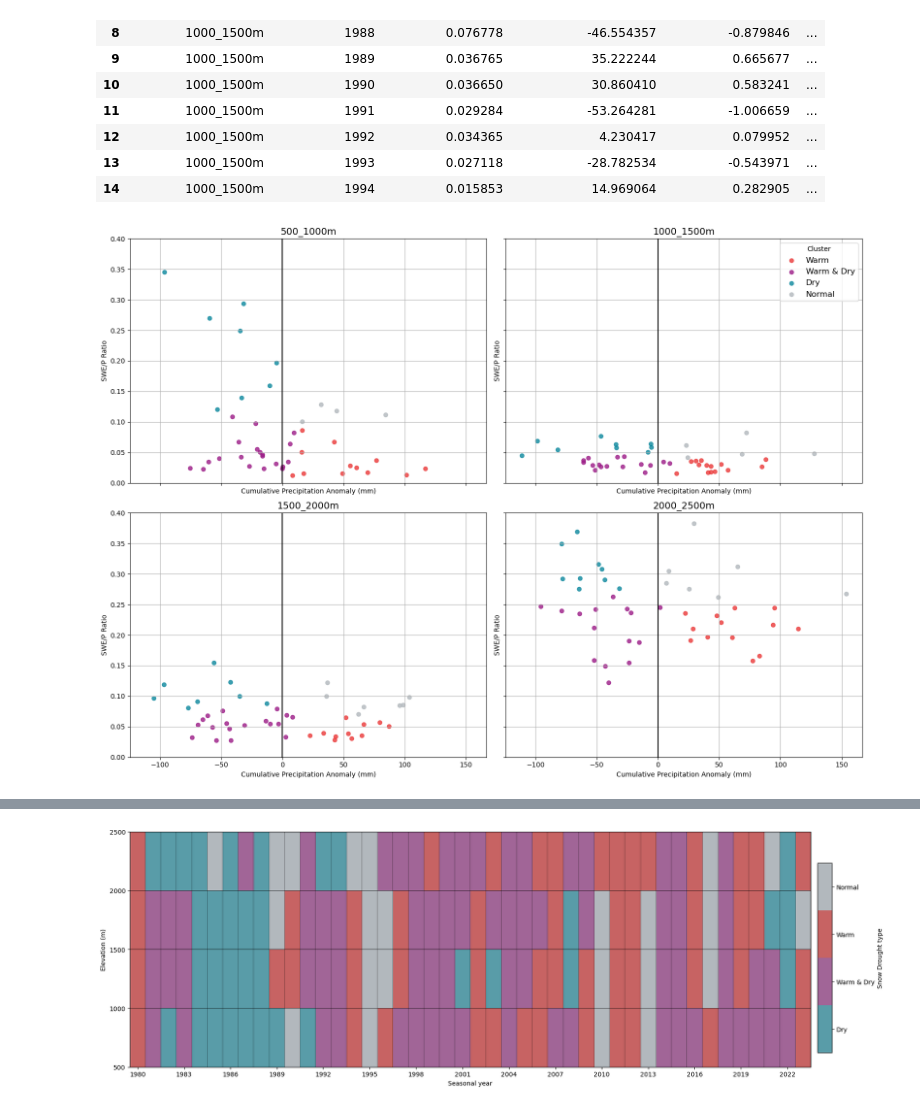
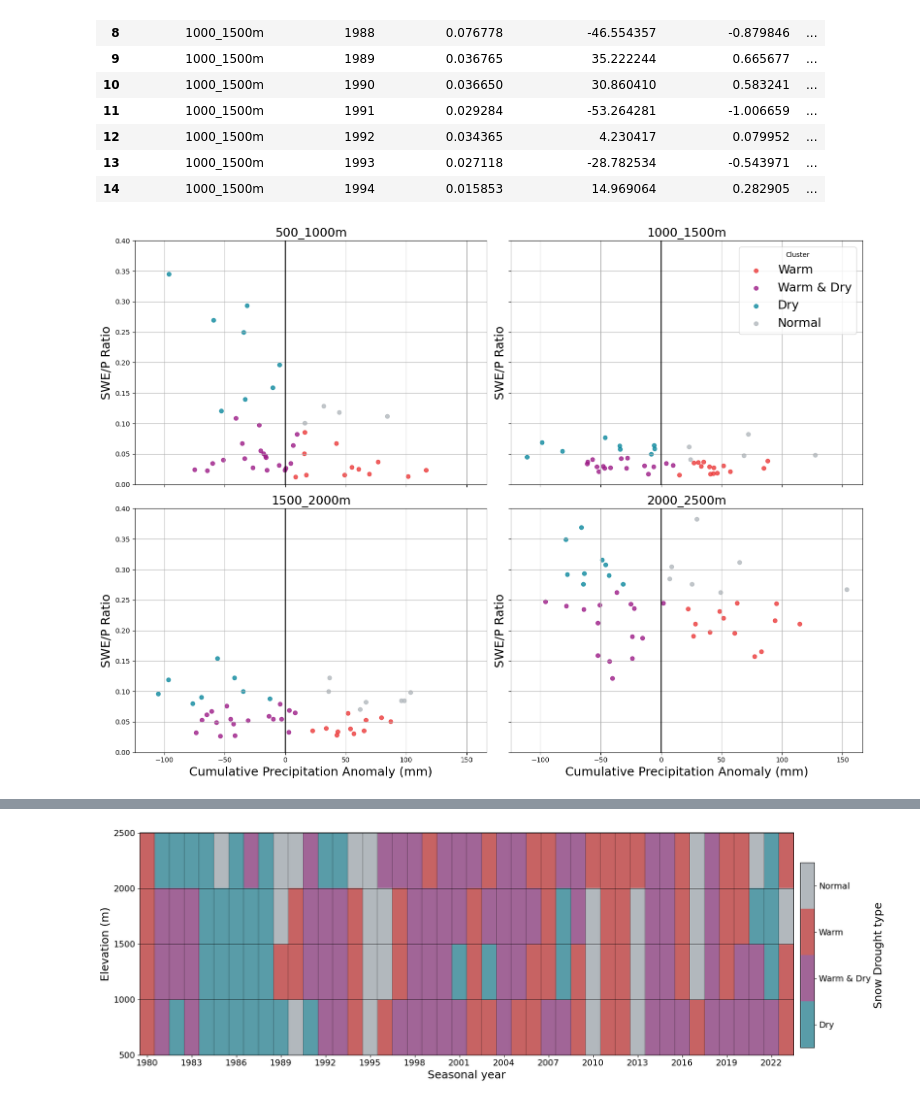
Before and after one commit to Nadiesenali/snowdroughtindex-main, a Jupyter notebook: notebooks/workflows/10_for_paper.ipynb, the cells around one changed output, grey strips where cells are left out. Saved outputs shown, nothing was run; the diff lists cells and outputs as text; code cells hidden in the pictures.

```diff
--- a/notebooks/workflows/10_for_paper.ipynb
+++ b/notebooks/workflows/10_for_paper.ipynb
@@ -1198,7 +1251,7 @@ def plot_seasonal_sswei_maps(
 # rename combined_canswe columns  for clarity
 combined_canswe = combined_canswe.rename(columns={
     'Original_CanSWE': 'Original_SWE',
-    'Gap_Filled_CanSWE': 'SWE',
+    'SWE': 'Gap_filled_SWE',
 })
 
 # drop Nans from SWE column for the SWEI calculation
@@ -1268,0 +1355,4 @@ display(sswei_monthly_avg)
+# %%
+# calculate differences between original and gap-filled SWEI
+swei_comparison['SWEI_Difference'] = swei_comparison['Gap_filled_SWEI'] - swei_comparison['Original_SWEI']
+display(swei_comparison.head())
@@ -1296,0 +1490,7 @@ plt.show()
+# %%
+diff = swei_comparison['Gap_filled_SWEI'] - swei_comparison['Original_SWEI']
+early = swei_comparison[swei_comparison['Seasonal_Year'] <= 1995]
+late  = swei_comparison[swei_comparison['Seasonal_Year'] > 1995]
+
+plt.boxplot([early['diff'], late['diff']], labels=['1980–1995','1996–2023'])
+plt.ylabel('SWEI Difference')
@@ -2976,22 +3178,23 @@ for i, elev in enumerate(elevations_ordered):
         )
 
     ax.axvline(0, color='black', linewidth=1.5, linestyle='-')
-    ax.set_title(f'{elev}', fontsize=14)
-    ax.set_xlabel('Cumulative Precipitation Anomaly (mm)')
-    ax.set_ylabel('SWE/P Ratio')
+    ax.set_title(f'{elev}', fontsize=18)
+    if i >= 2:  # only bottom row subplots
+        ax.set_xlabel('Cumulative Precipitation Anomaly (mm)', fontsize=18)
+    ax.set_ylabel('SWE/P Ratio', fontsize=18)
     ax.grid(True)
 
 # Add legend to the first subplot only
 handles, labels = axes[0].get_legend_handles_labels()
 # Place legend inside the top right subplot (axes[1])
-axes[1].legend(handles, labels, title='Cluster', loc='upper right', fontsize=12)
+axes[1].legend(handles, labels, title='Cluster', loc='upper right', fontsize=18)
 #plt.suptitle('Snow Drought Classification for each Elevation Category', fontsize=18)
 plt.ylim(0,0.4)
-plt.savefig(config['classification_plots'] / 'Snow_Drought_Classification_by_Elevation.png', dpi=300, bbox_inches='tight')
+plt.savefig(config['classification_plots'] / 'Snow_Drought_Classification_by_Elevation.png', dpi=1000, bbox_inches='tight')
 plt.tight_layout(rect=[0, 0, 1, 0.97])
 plt.show()
 # %% [output]
-[figure, old version]
+[figure, new version]
 # %%
 # add season year for each cluster and elevation category to a summary table
 
@@ -3079,7 +3282,7 @@ im = ax.imshow(
 
 # ---- X AXIS (years) ----
 ax.set_xticks(np.arange(len(all_years))[::3])
-ax.set_xticklabels(all_years[::3])
+ax.set_xticklabels(all_years[::3], fontsize=14)
 
 # ---- Y AXIS as continuous elevation ----
 
@@ -3090,7 +3293,7 @@ y_positions = np.arange(-0.5, len(elevations) + 0.5, 1)
 y_labels = ['500', '1000', '1500', '2000', '2500']
 
 ax.set_yticks(y_positions)
-ax.set_yticklabels(y_labels)
+ax.set_yticklabels(y_labels, fontsize=14)
 
 # Horizontal grid lines at each elevation boundary
 ax.hlines(y=y_positions, xmin=-0.5, xmax=len(all_years)-0.5,
@@ -3105,36 +3308,37 @@ ax.set_yticks(np.arange(-0.5, len(elevations), 1), minor=True)
 ax.grid(which='minor', color='black', linestyle='-', linewidth=0.3)
 ax.tick_params(which='minor', bottom=False, left=False)
 ax.hlines(y=y_positions, xmin=-0.5, xmax=len(all_years)-0.5,
           colors='black', linewidth=0.4, alpha=0.5)
 
 # ---- LABELS ----
 #ax.set_title('Snow drought type (Oct–May)', fontsize=14)
-ax.set_xlabel('Seasonal year')
-ax.set_ylabel('Elevation (m)')
+ax.set_xlabel('Seasonal year', fontsize=18)
+ax.set_ylabel('Elevation (m)', fontsize=18)
 
 # ---- LEGEND ----
 cbar_ax = fig.add_axes([1, 0.15, 0.02, 0.7])
 # Use only 4 drought-type colors (no white)
 cmap = ListedColormap([
     drought_type_colors["Dry"],
     drought_type_colors["Warm & Dry"],
     drought_type_colors["Warm"],
     drought_type_colors["Normal"]
 ])
 im.set_cmap(cmap)
 im.set_clim(1, 4)
 
 cbar = fig.colorbar(im, cax=cbar_ax, ticks=[1, 2, 3, 4])
 # Put labels at the center of each discrete color band
 vmin, vmax, n = 1, 4, 4
 step = (vmax - vmin) / n
 center_ticks = np.arange(vmin + step / 2, vmax, step)
 
 cbar.set_ticks(center_ticks)
-cbar.set_ticklabels(['Dry', 'Warm & Dry', 'Warm', 'Normal'])
-cbar.set_label("Snow Drought type")
-
+cbar.set_ticklabels(['Dry', 'Warm & Dry', 'Warm', 'Normal'], fontsize=14)
+cbar.set_label("Snow Drought type", fontsize=18)
 plt.tight_layout()
+# save figure
+plt.savefig(config['classification_plots'] / 'Snow_Drought_Classification_Heatmap.png', dpi=1000, bbox_inches='tight')
 plt.show()
 # %% [output]
-[figure, old version]
+[figure, new version]
```
Also changed, not shown: parts of 25 cells of this notebook, 1 other file.
